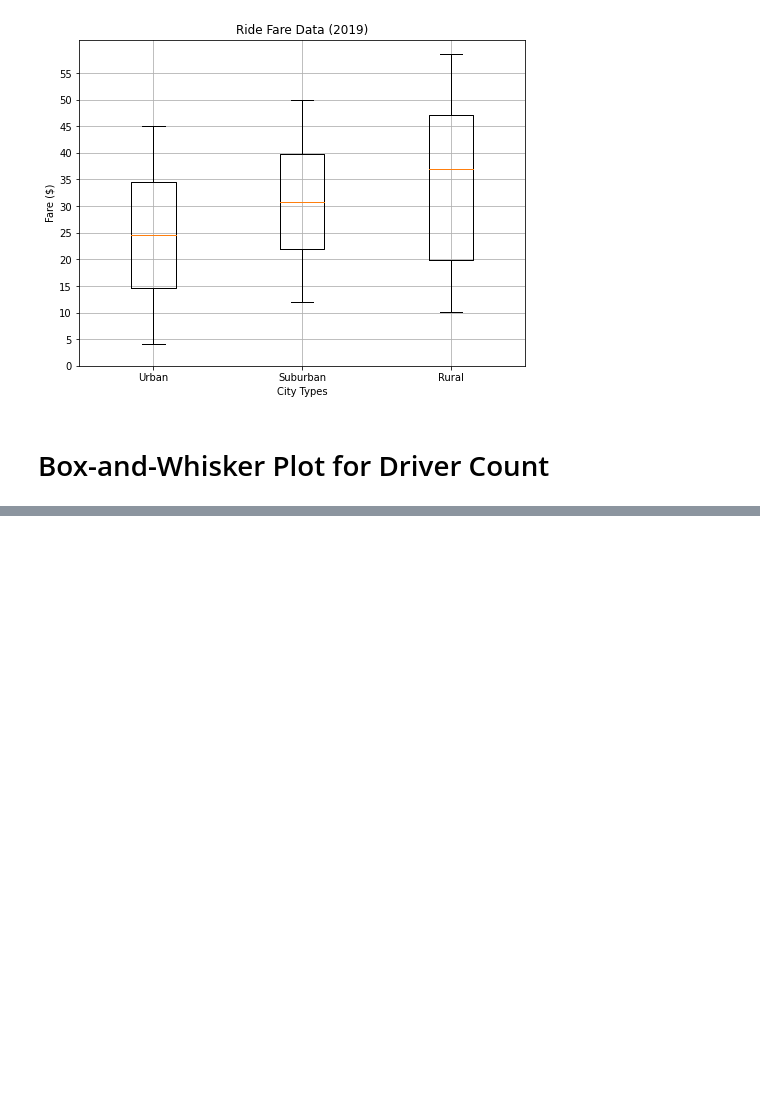
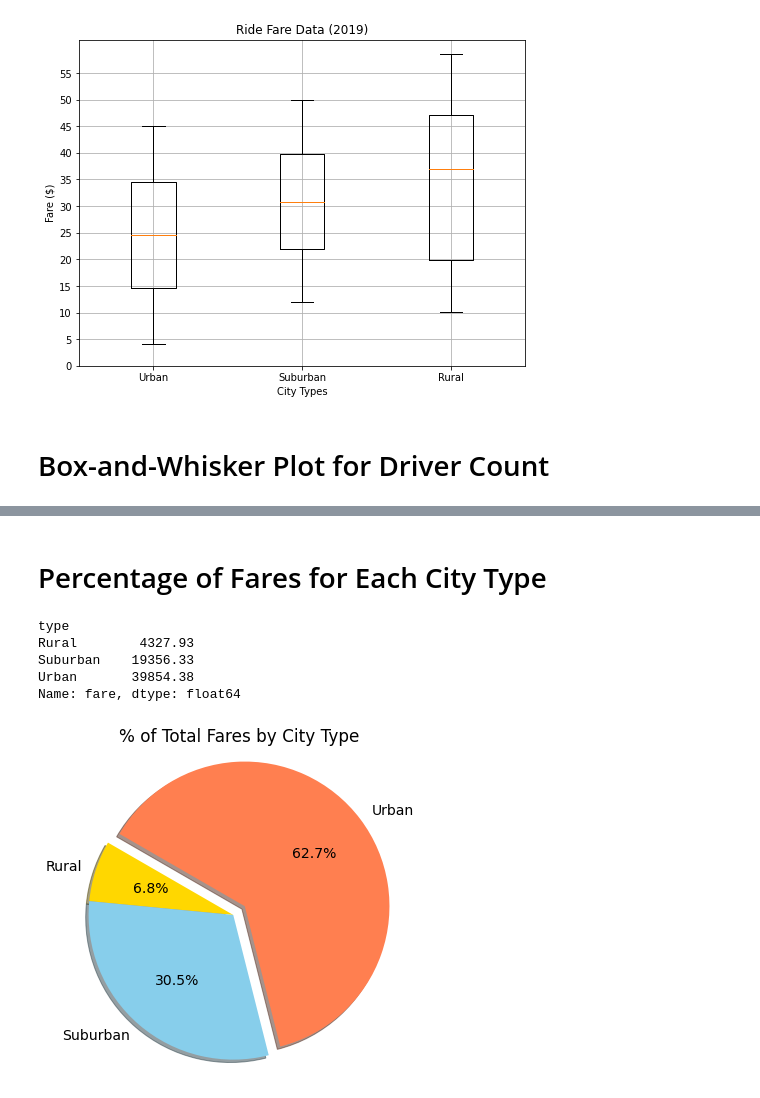
Before and after one commit to yazhcodes/PyBer_Analysis, a Jupyter notebook: Course Work/PyBer.ipynb, the cells around one changed output, grey strips where cells are left out. Cells and saved outputs as stored; diff of their text form; code cells hidden in the pictures; blank space fills up the shorter version.

Commit message:
Percentage of Fares for Each City Type

```diff
--- a/Course Work/PyBer.ipynb
+++ b/Course Work/PyBer.ipynb
@@ -484,0 +486,28 @@ ax.grid()
+# %% [markdown]
+# Percentage of Fares for Each City Type
+# %%
+total_fare_by_type = pyber_df.groupby(pyber_df['type']).sum()['fare']
+total_fare_by_type
+# %% [output]
+type
+Rural        4327.93
+Suburban    19356.33
+Urban       39854.38
+Name: fare, dtype: float64
+# %%
+fig,ax = plt.subplots(figsize=(6,6))
+ax.pie(
+    total_fare_by_type,
+    labels = ["Rural", "Suburban", "Urban"],
+    colors = ['gold','skyblue','coral'],
+    autopct = '%1.1f%%',
+    explode = [0,0,0.1],
+    startangle = 150,
+    shadow = True
+)
+ax.set_title('% of Total Fares by City Type')
+mpl.rcParams['font.size'] = 14
+ax.axis('equal')
+plt.savefig('../Resources/Fig5.png')
+# %% [output]
+[figure, added]
```
Also changed, not shown: parts of 2 cells of this notebook, 2 other files.
